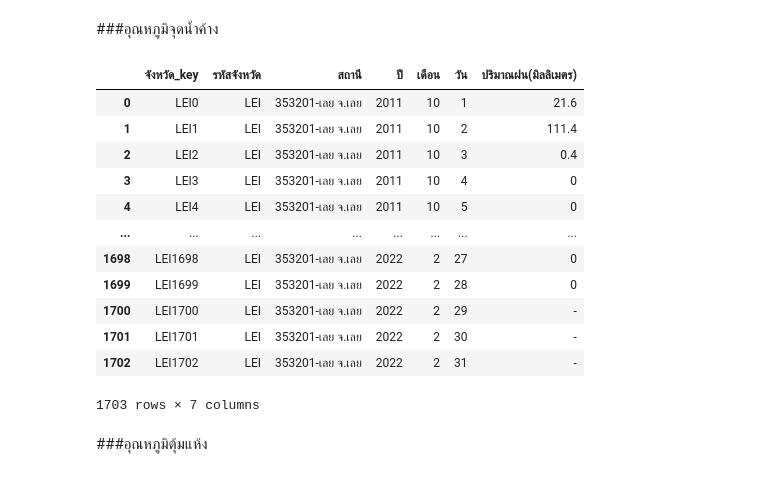
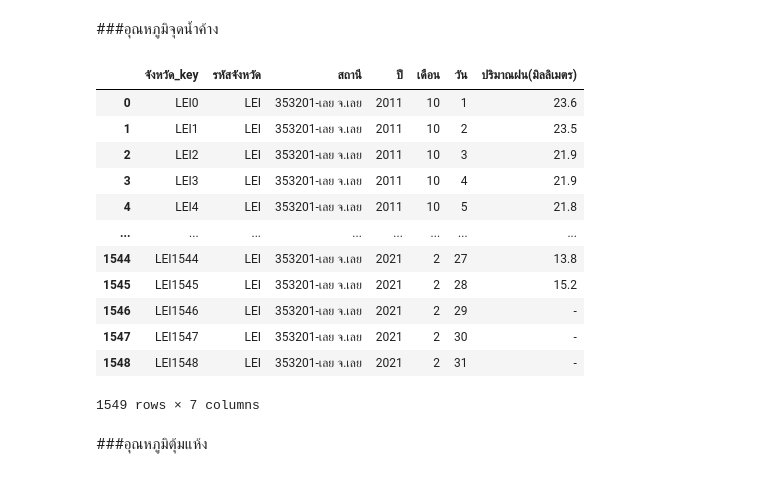
Before and after one commit to Phimphika113/BSC_DPDM23, a Jupyter notebook: midterm_bscdpdm23.ipynb, the cells around one changed output. Drawn from its saved outputs; the diff is of its cells as text; code cells hidden in the pictures.

```diff
--- a/midterm_bscdpdm23.ipynb
+++ b/midterm_bscdpdm23.ipynb
@@ -2261,49 +2357,49 @@ dew_point_LEI.rename(columns={'Unnamed: 1' : 'สถานี'},inplace=True)
 dew_point_LEI.rename(columns={'Unnamed: 2' : 'เดือนปี'},inplace=True)
 dew_point_LEI.rename(columns={'Unnamed: 34' : 'เฉลี่ย'},inplace=True)
 dew_point_LEI
 
 # ลบคอลลัมน์เดือนปี,เฉลี่ย แล้วเพิ่มคอลลัมน์ปีกับคอลลัมน์เดือน
 dew_point_LEI['ปี'] = dew_point_LEI['เดือนปี'].dt.year
 dew_point_LEI['เดือน'] = dew_point_LEI['เดือนปี'].dt.month
 dew_point_LEI = dew_point_LEI.drop(['เดือนปี','เฉลี่ย'], axis =1)
 dew_point_LEI.head()
 
 # สลับวันที่จากคลอลัมน์ไปเป็นแถว
 dew_point_LEIrow = dew_point_LEI.set_index(['สถานี','ที่','ปี','เดือน']).stack().reset_index()
 dew_point_LEIrow.rename(columns={'level_4' : 'วัน'},inplace=True)
 dew_point_LEIrow.rename(columns={0 : 'ปริมาณฝน(มิลลิเมตร)'},inplace=True)
 dew_point_LEIrow
 
 #เพิ่มรหัสจังหวัด
 dew_point_LEIrow['รหัสจังหวัด'] = len(dew_point_LEIrow)*['LEI']
 dew_point_LEIrow
 
 #ทำ index เพื่อเตรียมทำ primary key
 dew_point_LEI_Key = dew_point_LEIrow[['รหัสจังหวัด','สถานี','ปี','เดือน','วัน','ปริมาณฝน(มิลลิเมตร)']].reset_index()
 dew_point_LEI_newkey = dew_point_LEI_Key[['index','รหัสจังหวัด','สถานี','ปี','เดือน','วัน','ปริมาณฝน(มิลลิเมตร)']]
 dew_point_LEI_newkey
 
 #ใส่ key เพื่อเตรียม merge
-Rain_LEI_newkey["จังหวัด_key"] = Rain_LEI_newkey["รหัสจังหวัด"].astype(str)  + Rain_LEI_newkey["index"].astype(str)
-Rain_LEI_newkey
+dew_point_LEI_newkey["จังหวัด_key"] = dew_point_LEI_newkey["รหัสจังหวัด"].astype(str)  +dew_point_LEI_newkey["index"].astype(str)
+dew_point_LEI_newkey
 
 # เรียงลำดับหัวคอลลัมน์ใหม่
-Rain_LEI_newtab = Rain_LEI_newkey[['จังหวัด_key','รหัสจังหวัด','สถานี','ปี','เดือน','วัน','ปริมาณฝน(มิลลิเมตร)']]
-Rain_LEI_newtab
+dew_point_LEI_newtab = dew_point_LEI_newkey[['จังหวัด_key','รหัสจังหวัด','สถานี','ปี','เดือน','วัน','ปริมาณฝน(มิลลิเมตร)']]
+dew_point_LEI_newtab
 # %% [output]
 |  | จังหวัด_key | รหัสจังหวัด | สถานี | ปี | เดือน | วัน | ปริมาณฝน(มิลลิเมตร) |
-| 0 | LEI0 | LEI | 353201-เลย จ.เลย | 2011 | 10 | 1 | 21.6 |
-| 1 | LEI1 | LEI | 353201-เลย จ.เลย | 2011 | 10 | 2 | 111.4 |
-| 2 | LEI2 | LEI | 353201-เลย จ.เลย | 2011 | 10 | 3 | 0.4 |
-| 3 | LEI3 | LEI | 353201-เลย จ.เลย | 2011 | 10 | 4 | 0 |
-| 4 | LEI4 | LEI | 353201-เลย จ.เลย | 2011 | 10 | 5 | 0 |
+| 0 | LEI0 | LEI | 353201-เลย จ.เลย | 2011 | 10 | 1 | 23.6 |
+| 1 | LEI1 | LEI | 353201-เลย จ.เลย | 2011 | 10 | 2 | 23.5 |
+| 2 | LEI2 | LEI | 353201-เลย จ.เลย | 2011 | 10 | 3 | 21.9 |
+| 3 | LEI3 | LEI | 353201-เลย จ.เลย | 2011 | 10 | 4 | 21.9 |
+| 4 | LEI4 | LEI | 353201-เลย จ.เลย | 2011 | 10 | 5 | 21.8 |
 | ... | ... | ... | ... | ... | ... | ... | ... |
-| 1698 | LEI1698 | LEI | 353201-เลย จ.เลย | 2022 | 2 | 27 | 0 |
-| 1699 | LEI1699 | LEI | 353201-เลย จ.เลย | 2022 | 2 | 28 | 0 |
-| 1700 | LEI1700 | LEI | 353201-เลย จ.เลย | 2022 | 2 | 29 | - |
-| 1701 | LEI1701 | LEI | 353201-เลย จ.เลย | 2022 | 2 | 30 | - |
-| 1702 | LEI1702 | LEI | 353201-เลย จ.เลย | 2022 | 2 | 31 | - |
+| 1544 | LEI1544 | LEI | 353201-เลย จ.เลย | 2021 | 2 | 27 | 13.8 |
+| 1545 | LEI1545 | LEI | 353201-เลย จ.เลย | 2021 | 2 | 28 | 15.2 |
+| 1546 | LEI1546 | LEI | 353201-เลย จ.เลย | 2021 | 2 | 29 | - |
+| 1547 | LEI1547 | LEI | 353201-เลย จ.เลย | 2021 | 2 | 30 | - |
+| 1548 | LEI1548 | LEI | 353201-เลย จ.เลย | 2021 | 2 | 31 | - |
-1703 rows × 7 columns
+1549 rows × 7 columns
 # %% [markdown]
 ###อุณหภูมิตุ้มแห้ง
 # %%
```
Also changed, not shown: parts of 18 cells of this notebook.
